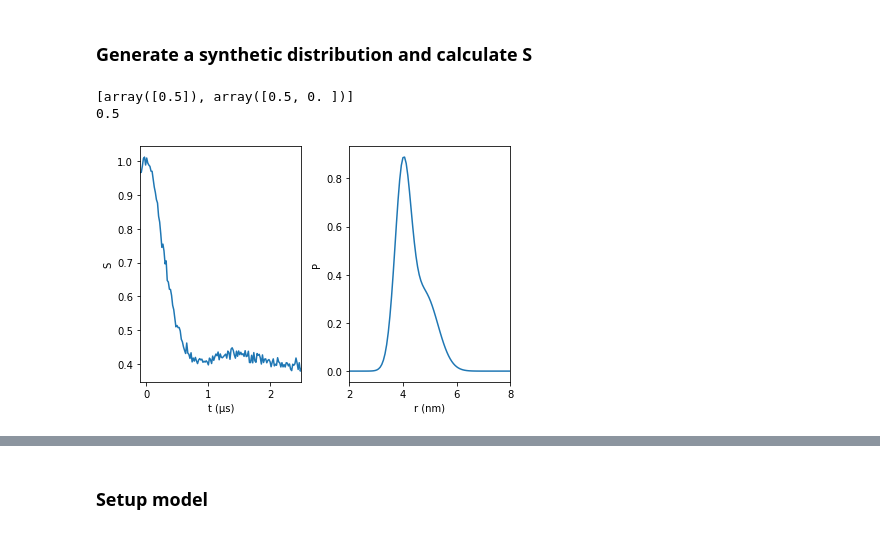
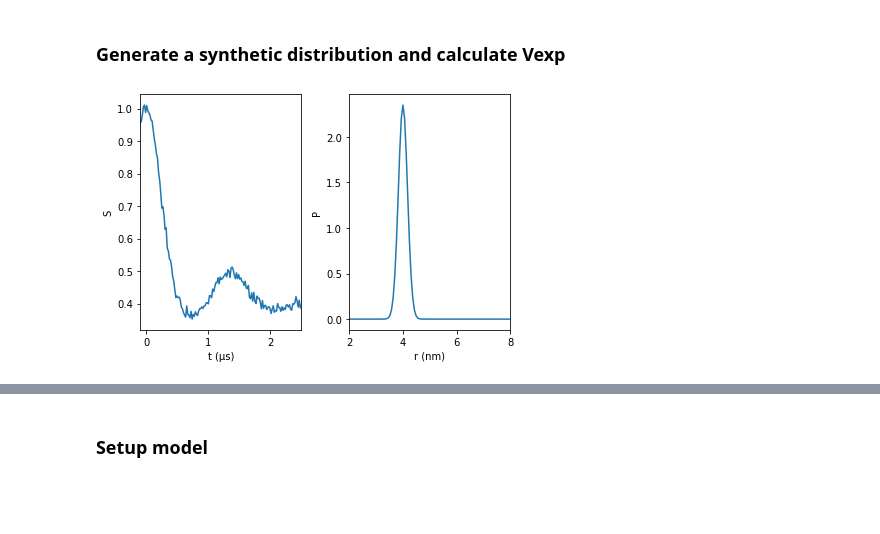
Before and after one commit to StollLab/dive-scripts, a Jupyter notebook: randP/randP_full_model.ipynb, the cells around one changed output, grey strips where cells are left out. Drawn from its saved outputs; the diff is of its cells as text; code cells hidden in the pictures; blank space fills up the shorter version.

```diff
--- a/randP/randP_full_model.ipynb
+++ b/randP/randP_full_model.ipynb
@@ -19,7 +19,7 @@ from theano import tensor as T
 from theano.tensor import nlinalg as tnp
 from theano.tensor import slinalg as snp
 # %% [markdown]
-### Generate a synthetic distribution and calculate S
+### Generate a synthetic distribution and calculate Vexp
 # %%
 nr = 100
 nt = 150
@@ -30,35 +30,33 @@ r = np.linspace(2,8,nr)      # distance axis, ns
 r0 = 4
 fwhm = 0.4 # parameters for three-Gaussian model
 Ptrue = dive.dd_gauss(r,r0,fwhm)          # model distance distribution
 
-param2 = [4, 0.3,0.6, 4.8, 0.5, 0.4] # parameters for three-Gaussian model
-Ptrue = dl.dd_gauss2(r,param2)
+# param2 = [4, 0.3,0.6, 4.8, 0.5, 0.4] # parameters for three-Gaussian model
+# Ptrue = dl.dd_gauss2(r,param2)
 
 lam = 0.5
 k = 0.1
 V0 = 1                      # modulation depth
 
 B = dl.bg_exp(t,k)         # background decay
 K = dl.dipolarkernel(t,r,mod = lam, bg = B)    # kernel matrix
 
 sigma = 0.01
 
 # Vtrue = dive.deerTrace(K@P0,B,V0,lam)
 Vtrue = K@Ptrue
 Vexp = Vtrue + dl.whitegaussnoise(t,sigma,seed=0)
 
 # Vexp = dive.deerTrace(K@P0,B,V0,lam) + dl.whitegaussnoise(t,sigma,seed=0)
 
 fig, ax = plt.subplots(1,2)
 line0 = ax[0].plot(t, Vexp)
 # line1 = ax[0].plot(t, Vtrue,'k')
 line2 = ax[1].plot(r, Ptrue)
 
 ax[0].set(xlim = [min(t),max(t)], xlabel = 't (µs)', ylabel = 'S')
 ax[1].set(xlim = [min(r),max(r)], xlabel = 'r (nm)', ylabel = 'P')
 plt.tight_layout()
 plt.show()
 # %% [output]
-[array([0.5]), array([0.5, 0. ])]
-0.5
-[figure, old version]
+[figure, new version]
```
Also changed, not shown: parts of 8 cells of this notebook, 18 other files.
